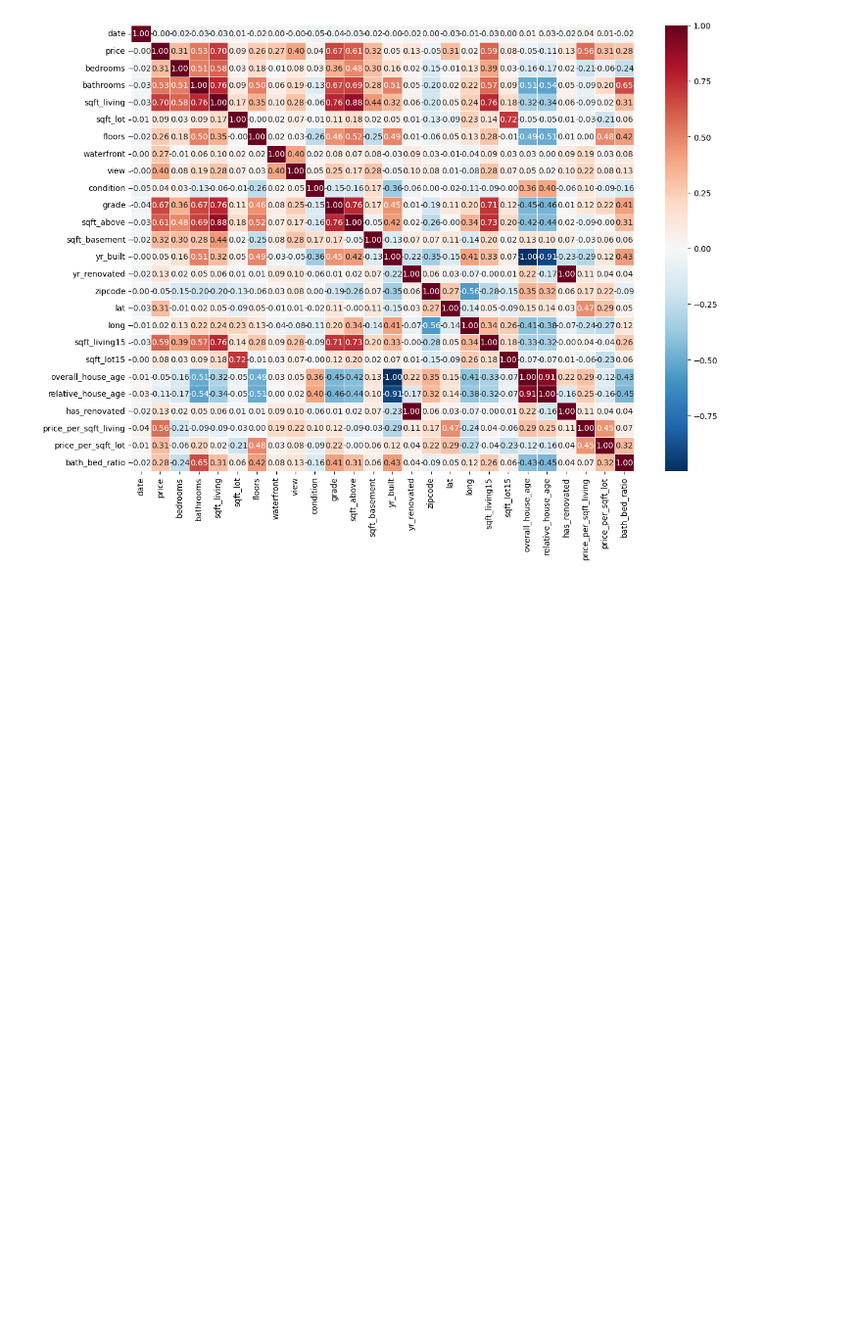
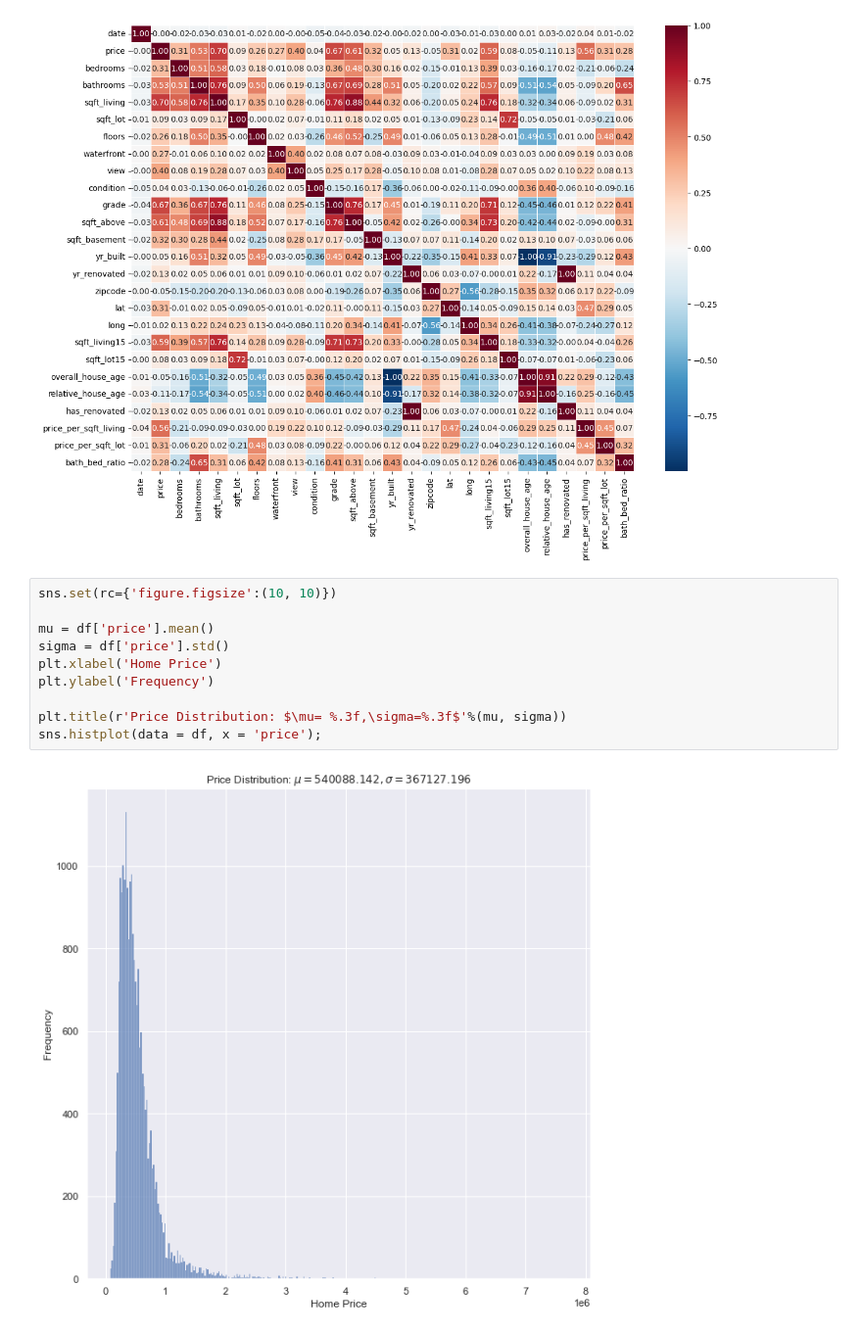
Before and after one commit to alexmakh12/fall23-cs577-project, a Jupyter notebook: src/main.ipynb, the cells around one changed output. Shown at 98% size. Cells and saved outputs as stored; diff of their text form; blank space fills up the shorter version.

```diff
--- a/src/main.ipynb
+++ b/src/main.ipynb
@@ -448,3 +457,15 @@ sns.heatmap(corr, annot=True, cmap="RdBu_r", fmt=".2f", linewidth=0.5)
 plt.show()
 # %% [output]
 [figure]
+# %%
+sns.set(rc={'figure.figsize':(10, 10)})
+
+mu = df['price'].mean()
+sigma = df['price'].std()
+plt.xlabel('Home Price')
+plt.ylabel('Frequency')
+
+plt.title(r'Price Distribution: $\mu= %.3f,\sigma=%.3f$'%(mu, sigma))
+sns.histplot(data = df, x = 'price');
+# %% [output]
+[figure, added]
```
Also changed, not shown: parts of 9 cells of this notebook.
